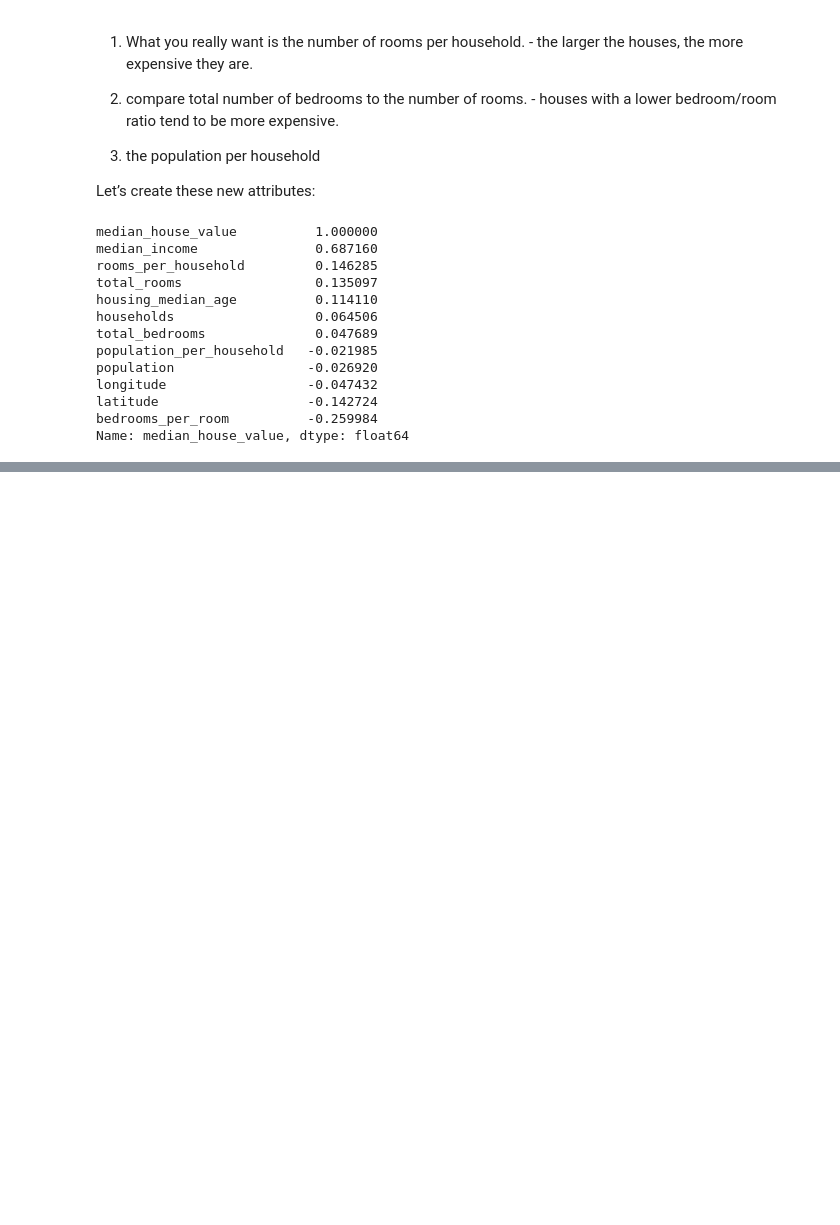
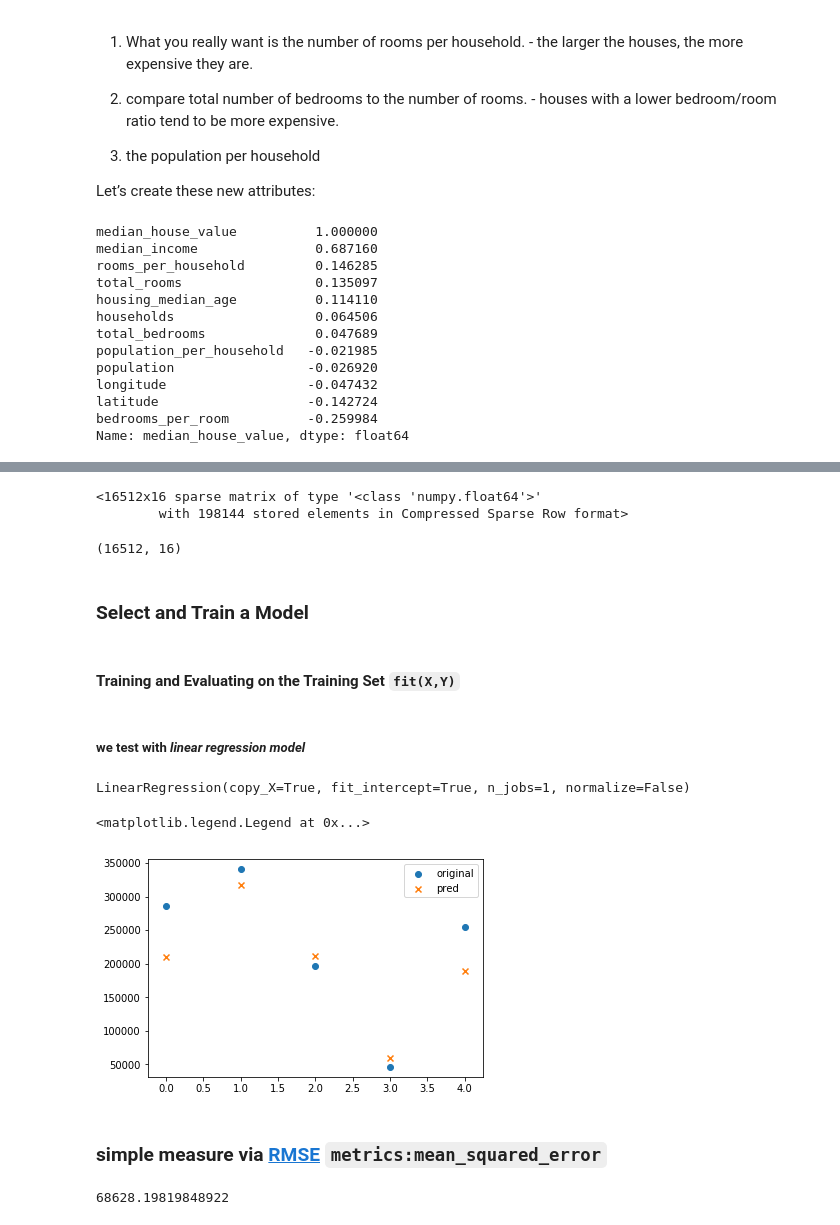
Before and after one commit to xshii/mlScikitTensorflow, a Jupyter notebook: 02End-to-EndMachineLearningProject.ipynb, the cells around one changed output, grey strips where cells are left out. Saved outputs shown, nothing was run; the diff lists cells and outputs as text; code cells hidden in the pictures; blank space fills up the shorter version.

Commit message:
a simple example to have a feeling about ml

```diff
--- a/02End-to-EndMachineLearningProject.ipynb
+++ b/02End-to-EndMachineLearningProject.ipynb
@@ -323,0 +486,72 @@ Name: median_house_value, dtype: float64
+# %%
+from sklearn.base import BaseEstimator, TransformerMixin
+class DataFrameSelector(BaseEstimator, TransformerMixin):
+    def __init__(self, attribute_names):
+        self.attribute_names = attribute_names
+    def fit(self, X, y=None):
+        return self
+    def transform(self, X):
+        return X[self.attribute_names].values
+# %%
+from sklearn.pipeline import FeatureUnion
+from newPipe.LabelBinarizerPipe import *
+
+num_attribs = list(housing_num)
+cat_attribs = ["ocean_proximity"]
+num_pipeline = Pipeline([
+    ('selector', DataFrameSelector(num_attribs)),
+    ('imputer', Imputer(strategy="median")),
+    ('attribs_adder', CombinedAttributesAdder()),
+    ('std_scaler', StandardScaler()),
+])
+cat_pipeline = Pipeline([
+    ('selector', DataFrameSelector(cat_attribs)),
+    ('label_binarizer', LabelBinarizerPipe()),
+])
+full_pipeline = FeatureUnion(transformer_list=[
+    ("num_pipeline", num_pipeline),
+    ("cat_pipeline", cat_pipeline),
+])
+# %%
+housing_prepared = full_pipeline.fit_transform(housing)
+housing_prepared
+# %% [output]
+<16512x16 sparse matrix of type '<class 'numpy.float64'>'
+        with 198144 stored elements in Compressed Sparse Row format>
+# %%
+housing_prepared.shape
+# %% [output]
+(16512, 16)
+# %% [markdown]
+###  Select and Train a Model
+# %% [markdown]
+#### Training and Evaluating on the Training Set `fit(X,Y)`
+# %% [markdown]
+##### we test with *linear regression model*
+# %%
+from sklearn.linear_model import LinearRegression
+lin_reg = LinearRegression()
+lin_reg.fit(housing_prepared, housing_labels)
+# %% [output]
+LinearRegression(copy_X=True, fit_intercept=True, n_jobs=1, normalize=False)
+# %%
+some_data = housing.iloc[:5]
+some_labels = housing_labels.iloc[:5]
+some_data_prepared = full_pipeline.transform(some_data)
+
+plt.scatter(range(len(some_labels)),np.array(some_labels),marker='o', label='original')
+plt.scatter(range(len(some_labels)),np.array(lin_reg.predict(some_data_prepared)),marker='x', label='pred')
+plt.legend()
+# %% [output]
+<matplotlib.legend.Legend at 0x...>
+[figure, added]
+# %% [markdown]
+### simple measure via [RMSE](#Select-a-Performance-Measure) `metrics:mean_squared_error`
+# %%
+from sklearn.metrics import mean_squared_error
+housing_predictions = lin_reg.predict(housing_prepared)
+lin_mse = mean_squared_error(housing_labels, housing_predictions)
+lin_rmse = np.sqrt(lin_mse)
+lin_rmse
+# %% [output]
+68628.19819848922
```
Also changed, not shown: parts of 87 cells of this notebook.
